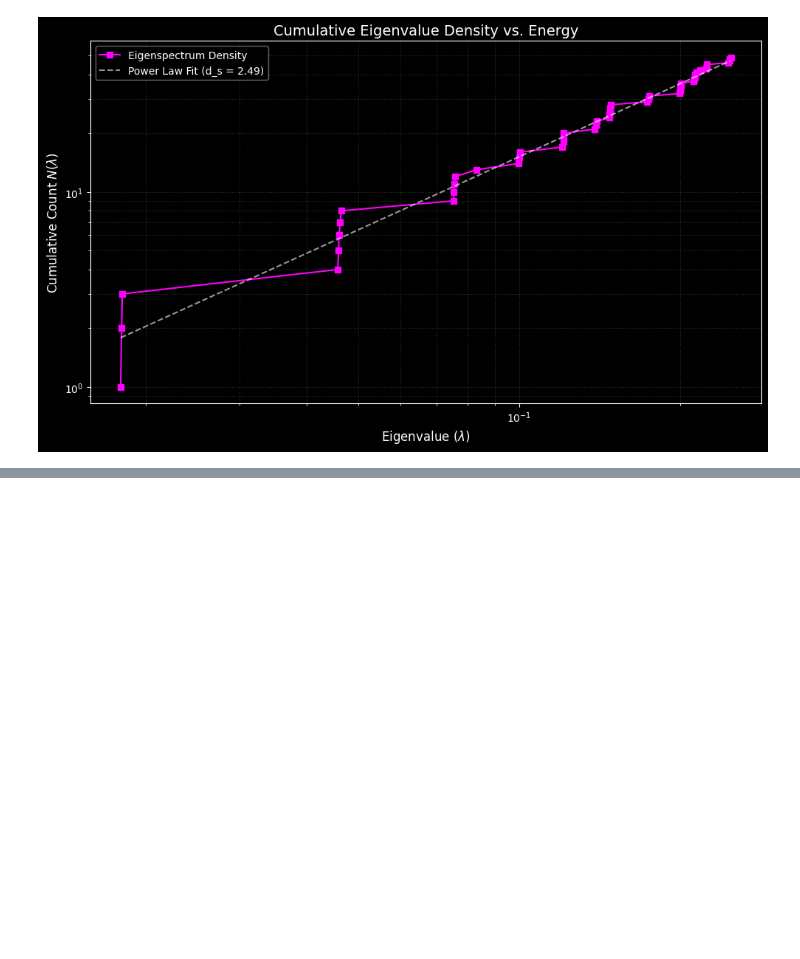
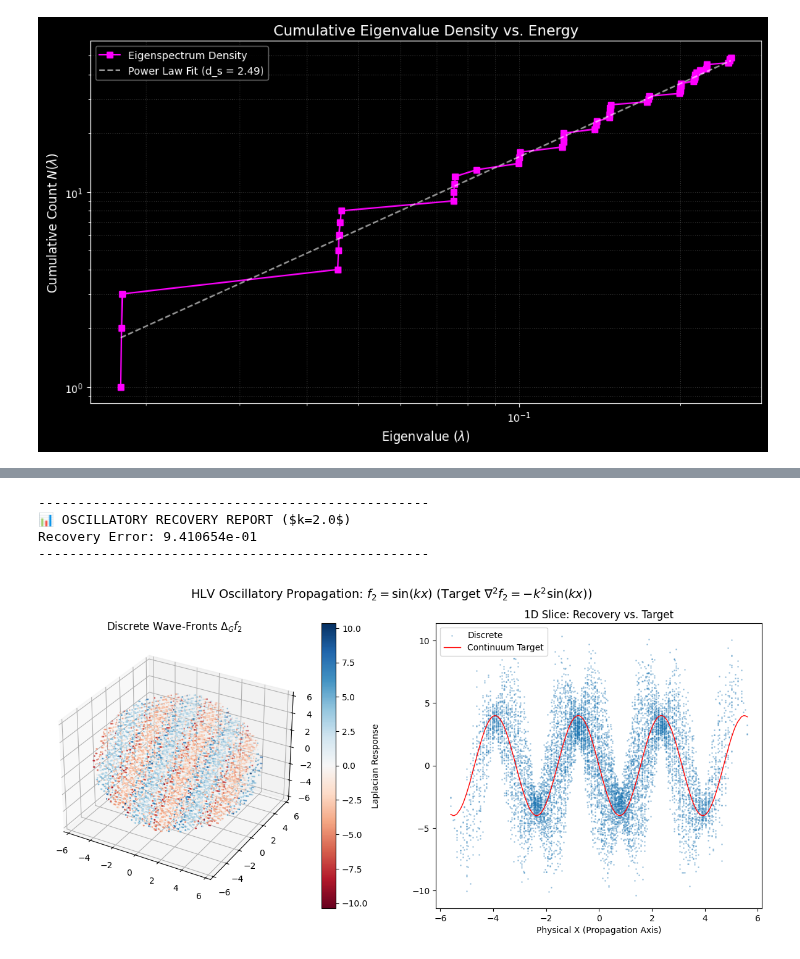
Before and after one commit to dfeen87/HLV-G-Lattice-Simulation-Lab, a Jupyter notebook: notebooks/02_laplacian_recovery.ipynb, the cells around one changed output, grey strips where cells are left out. Saved outputs shown, nothing was run; the diff lists cells and outputs as text; code cells hidden in the pictures; blank space fills up the shorter version.

```diff
--- a/notebooks/02_laplacian_recovery.ipynb
+++ b/notebooks/02_laplacian_recovery.ipynb
@@ -512,0 +655,70 @@ plt.show()
+# %%
+import numpy as np
+import matplotlib.pyplot as plt
+
+def run_oscillatory_test(nodes, L, interior_mask, k=1.0, direction=[1, 0, 0]):
+    r"""
+    HLV v0.4.0 Oscillatory Probe: f2(x,y,z) = sin(k * r_proj)
+    Target: ∇²f2 = -k² * sin(k * r_proj)
+
+    direction: The axis of wave propagation (propulsion axis)
+    k: Spatial frequency (wavenumber)
+    """
+    # 1. Propagation Setup
+    u = np.array(direction) / np.linalg.norm(direction)
+    r_proj = nodes.dot(u)
+
+    # 2. Define Probe f2 and Target ∇²f2 [cite: 244, 248]
+    f2 = np.sin(k * r_proj)
+    target_laplacian = -(k**2) * np.sin(k * r_proj)
+
+    # 3. Compute Discrete Laplacian ΔG = -L
+    discrete_laplacian = -L.dot(f2)
+
+    # 4. Filter Interior Domain (Section 5.1) [cite: 195]
+    d_int = discrete_laplacian[interior_mask]
+    t_int = target_laplacian[interior_mask]
+    nodes_int = nodes[interior_mask]
+
+    # 5. Recovery Error ε_Δ(h) (Eq. 11) [cite: 127]
+    eta = 1e-10
+    error = np.linalg.norm(d_int - t_int) / (np.linalg.norm(t_int) + eta)
+
+    return f2, discrete_laplacian, target_laplacian, error
+
+# --- EXECUTION: SWEEPING FREQUENCY K ---
+k_val = 2.0  # Increase this to find your "Breaking Point"
+f2, d_lap, t_lap, err = run_oscillatory_test(nodes, L, interior_mask, k=k_val)
+
+print("-" * 50)
+print(r"📊 OSCILLATORY RECOVERY REPORT ($k={}$)".format(k_val))
+print(f"Recovery Error: {err:.6e}")
+print("-" * 50)
+
+# --- VISUALIZATION: THE PROPULSION WAVEFRONT ---
+fig = plt.figure(figsize=(15, 6))
+plt.suptitle(r"HLV Oscillatory Propagation: $f_2 = \sin(kx)$ (Target $\nabla^2 f_2 = -k^2 \sin(kx)$)", fontsize=14)
+
+# Plot Wavefronts
+ax1 = fig.add_subplot(121, projection='3d')
+sc = ax1.scatter(nodes[interior_mask,0], nodes[interior_mask,1], nodes[interior_mask,2],
+                c=d_lap[interior_mask], cmap='RdBu', s=1)
+ax1.set_title(r"Discrete Wave-Fronts $\Delta_G f_2$")
+plt.colorbar(sc, ax=ax1, label="Laplacian Response")
+
+# Plot Error Profile
+ax2 = fig.add_subplot(122)
+ax2.scatter(nodes[interior_mask, 0], d_lap[interior_mask], s=1, alpha=0.3, label="Discrete")
+ax2.plot(np.sort(nodes[interior_mask, 0]), t_lap[interior_mask][np.argsort(nodes[interior_mask, 0])],
+         color='red', label="Continuum Target", linewidth=1)
+ax2.set_title(r"1D Slice: Recovery vs. Target")
+ax2.set_xlabel("Physical X (Propagation Axis)")
+ax2.legend()
+
+plt.show()
+# %% [output]
+--------------------------------------------------
+📊 OSCILLATORY RECOVERY REPORT ($k=2.0$)
+Recovery Error: 9.410654e-01
+--------------------------------------------------
+[figure, added]
```
Also changed, not shown: parts of 2 cells of this notebook.
